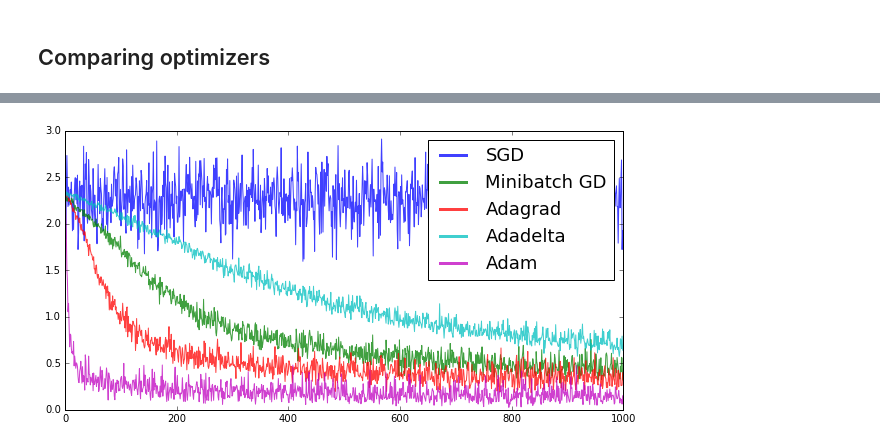
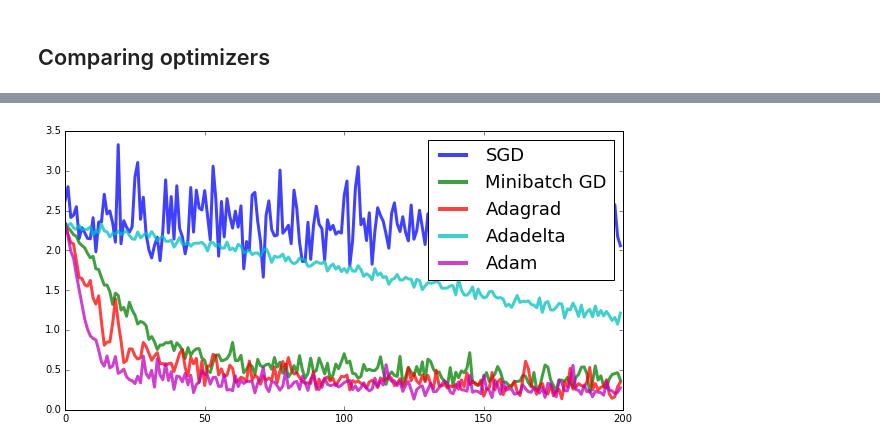
Before and after one commit to vmirly/DataScience, a Jupyter notebook: notebooks/deeplearning/tensorflow_02_MLP_mnist.ipynb, the cells around one changed output, grey strips where cells are left out. Drawn from its saved outputs; the diff is of its cells as text; code cells hidden in the pictures.

```diff
--- a/notebooks/deeplearning/tensorflow_02_MLP_mnist.ipynb
+++ b/notebooks/deeplearning/tensorflow_02_MLP_mnist.ipynb
@@ -71,17 +71,17 @@ weights = {
 }
 
 biases = {
-    1:tf.Variable(tf.random_uniform([num_weights], minval=0, maxval=0.1)),
-    2:tf.Variable(tf.random_uniform([num_weights], minval=0, maxval=0.1)),
-    3:tf.Variable(tf.random_uniform([num_weights], minval=0, maxval=0.1)),
-    4:tf.Variable(tf.random_uniform([num_weights], minval=0, maxval=0.1)),
-    5:tf.Variable(tf.random_uniform([num_weights], minval=0, maxval=0.1)),
-    6:tf.Variable(tf.random_uniform([num_weights], minval=0, maxval=0.1)),
-    7:tf.Variable(tf.random_uniform([num_weights], minval=0, maxval=0.1)),
-    8:tf.Variable(tf.random_uniform([num_weights], minval=0, maxval=0.1)),
-    9:tf.Variable(tf.random_uniform([num_weights], minval=0, maxval=0.1)),
-    10:tf.Variable(tf.random_uniform([num_weights], minval=0, maxval=0.1)),
-    'output':tf.Variable(tf.random_uniform([num_classes], minval=0, maxval=0.1))
+    1:tf.Variable(tf.constant(0.1, shape=[num_weights])),
+    2:tf.Variable(tf.constant(0.1, shape=[num_weights])),
+    3:tf.Variable(tf.constant(0.1, shape=[num_weights])),
+    4:tf.Variable(tf.constant(0.1, shape=[num_weights])),
+    5:tf.Variable(tf.constant(0.1, shape=[num_weights])),
+    6:tf.Variable(tf.constant(0.1, shape=[num_weights])),
+    7:tf.Variable(tf.constant(0.1, shape=[num_weights])),
+    8:tf.Variable(tf.constant(0.1, shape=[num_weights])),
+    9:tf.Variable(tf.constant(0.1, shape=[num_weights])),
+    10:tf.Variable(tf.constant(0.1, shape=[num_weights])),
+    'output':tf.Variable(tf.constant(0.1, shape=[num_classes]))
 }
 
 # now, define the network
@@ -105,7 +105,7 @@ y = multilayer_neural_network(x, weights, biases, num_layers)
 cross_entropy_loss = tf.reduce_mean(tf.nn.softmax_cross_entropy_with_logits(y, y_))
 
 ## accuracy
-correct_prediction = tf.equal(tf.argmax(y, 1), tf.argmax(y_, 1))
+correct_prediction = tf.equal(tf.argmax(y, dimension=1), tf.argmax(y_, dimension=1))
 accuracy = tf.reduce_mean(tf.cast(correct_prediction, 'float'))
 
 ## optimizier: gradient descent
@@ -265,6 +265,6 @@ Iter: 0800 batch loss= 0.441362530 batch accuracy= 0.86000
 # %%
 num_layers = 10
-learning_rate = 0.2
+learning_rate = 0.4
 batch_size = 100
 training_iters = 1000
 display_step = 200
@@ -340,6 +340,6 @@ Iter: 0800 batch loss= 0.426380873 batch accuracy= 0.87000
 # %%
 num_layers = 10
-learning_rate = 0.02
+learning_rate = 0.01
 batch_size = 128
 
 #~~~~~~~~~~~~~~~~~~~~~~~define objects~~~~~~~~~~~~~~~~~~~~~~~~~~#
@@ -374,13 +374,13 @@ Iter: 0800 batch loss= 0.168367207 batch accuracy= 0.93750
 # %%
 fig = plt.figure(figsize=(10,5))
-plt.plot(np.arange(1000), losses_sgd, alpha=0.75)
-plt.plot(np.arange(1000), losses_minibatchgd, alpha=0.75)
-plt.plot(np.arange(1000), losses_adagrad, alpha=0.75)
-plt.plot(np.arange(1000), losses_adadelta, alpha=0.75)
-plt.plot(np.arange(1000), losses_adam, alpha=0.75)
+plt.plot(np.arange(200), losses_sgd[:200], lw=3, alpha=0.75)
+plt.plot(np.arange(200), losses_minibatchgd[:200], lw=3, alpha=0.75)
+plt.plot(np.arange(200), losses_adagrad[:200], lw=3, alpha=0.75)
+plt.plot(np.arange(200), losses_adadelta[:200], lw=3, alpha=0.75)
+plt.plot(np.arange(200), losses_adam[:200], lw=3, alpha=0.75)
 leg = plt.legend(('SGD', 'Minibatch GD', 'Adagrad', 'Adadelta', 'Adam'), fontsize=18)
 for legobj in leg.legendHandles:
     legobj.set_linewidth(4)
 plt.show()
 # %% [output]
-[figure, old version]
+[figure, new version]
```
Also changed, not shown: parts of 7 cells of this notebook, 2 other files.
